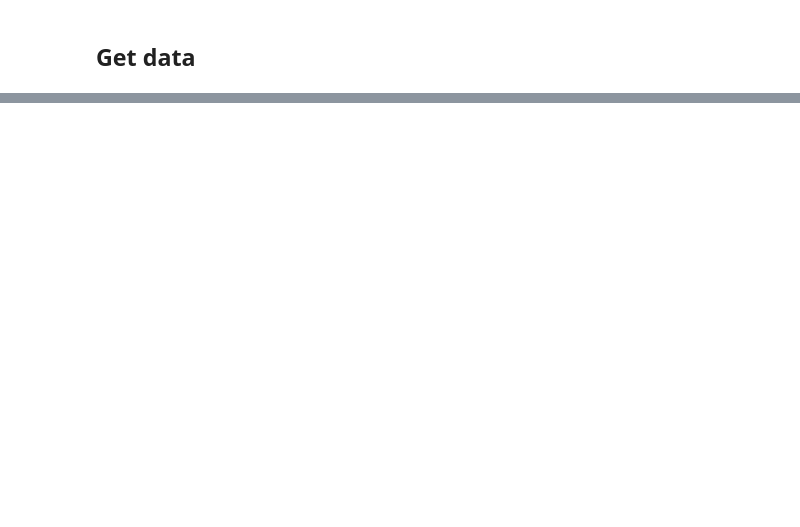
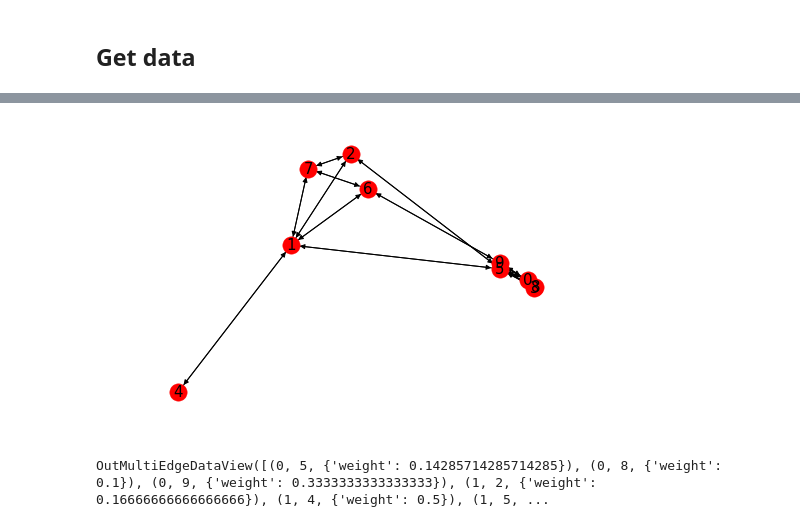
Before and after one commit to Beaulieu318/msci-complexity-project, a Jupyter notebook: msci/analysis/notebooks/networks_shopper_similarity_analysis.ipynb, the cells around one changed output, grey strips where cells are left out. Saved outputs shown, nothing was run; the diff lists cells and outputs as text; code cells hidden in the pictures; blank space fills up the shorter version.

Commit message:
update networks with community clustering

```diff
--- a/msci/analysis/notebooks/networks_shopper_similarity_analysis.ipynb
+++ b/msci/analysis/notebooks/networks_shopper_similarity_analysis.ipynb
@@ -47,7 +72,3 @@ shopper_shop_pivot = pd.pivot_table(clean_signal_df, values='x', index='mac_addr
 shops = shopper_shop_pivot.columns.tolist()
 shoppers = shopper_shop_pivot.index.tolist()
 shopper_shop_matrix = shopper_shop_pivot.as_matrix()
-# %%
-shopper_shop_matrix = np.nan_to_num(shopper_shop_matrix, 0)
-shopper_shop_matrix[np.where(shopper_shop_matrix > 0)] = 1
-np.max(np.sum(shopper_shop_matrix, axis=1))
@@ -114,0 +75,29 @@ The rank distribution (Zipf Plot) showing the in-degree ($k_{in}$) against the i
+# %%
+def create_similarity_matrix(shopper_shop_matrix, num_entities=100, skip_entities=0):
+    """
+    Creates a shop or shopper similarity matrix.
+    The x-axis is entities which the similarity is based on and y-axis is overlap which is being counted.
+    E.g. a shopper shopper matrix will contain the number shops both shopper_i and shopper_j both went to
+    E.g. a shop shop matrix will contain the number of shoppers that both went to shop_i and shop_j
+
+    :param shopper_shop_matrix: (np.array(shoppers, shops)) the shoppers on one axis with the shops on the other
+    :return: (np.array(entity, entity)) entity entity matrix with the number of overlap in the value (entity is shop or shopper)
+    """
+    shopper_shop_matrix[np.where(shopper_shop_matrix > 0)] = 1
+    shopper_shop_index_matrix = (shopper_shop_matrix * np.arange(shopper_shop_matrix.shape[1]))[skip_entities:skip_entities+num_entities]
+
+    similarity_matrix = np.zeros((num_entities, num_entities))
+
+    for i in tqdm(range(num_entities)):
+        entity_index_i = shopper_shop_index_matrix[i][~np.isnan(shopper_shop_index_matrix[i])]
+        for j in range(i+1, num_entities):
+            entity_index_j = shopper_shop_index_matrix[j][~np.isnan(shopper_shop_index_matrix[j])]
+            num_overlap = len(list(set(entity_index_i) & set(entity_index_j)))
+            #print(i, j)
+            similarity_matrix[j][i] = num_overlap
+
+    norm =  np.count_nonzero(~np.isnan(shopper_shop_index_matrix), axis=1)
+
+    return similarity_matrix / norm + similarity_matrix.T / norm
+# %%
+shopper_similarity_matrix = create_similarity_matrix(shopper_shop_matrix, num_entities=10, skip_entities=1700)
@@ -114,0 +110,2 @@ The rank distribution (Zipf Plot) showing the in-degree ($k_{in}$) against the i
+# %%
+G = nx.from_numpy_matrix(shopper_similarity_matrix, create_using=nx.MultiDiGraph())
@@ -114,0 +134,12 @@ The rank distribution (Zipf Plot) showing the in-degree ($k_{in}$) against the i
+# %%
+pos = nx.spectral_layout(G)
+nx.draw_spectral(G)
+labels = {i : i for i in G.nodes()}
+nx.draw_networkx_labels(G, pos, labels, font_size=15)
+plt.show()
+# %% [output]
+[figure, added]
+# %%
+G.edges(data=True)
+# %% [output]
+OutMultiEdgeDataView([(0, 5, {'weight': 0.14285714285714285}), (0, 8, {'weight': 0.1}), (0, 9, {'weight': 0.3333333333333333}), (1, 2, {'weight': 0.16666666666666666}), (1, 4, {'weight': 0.5}), (1, 5, ...
```
Also changed, not shown: parts of 31 cells of this notebook, 1 other file.
